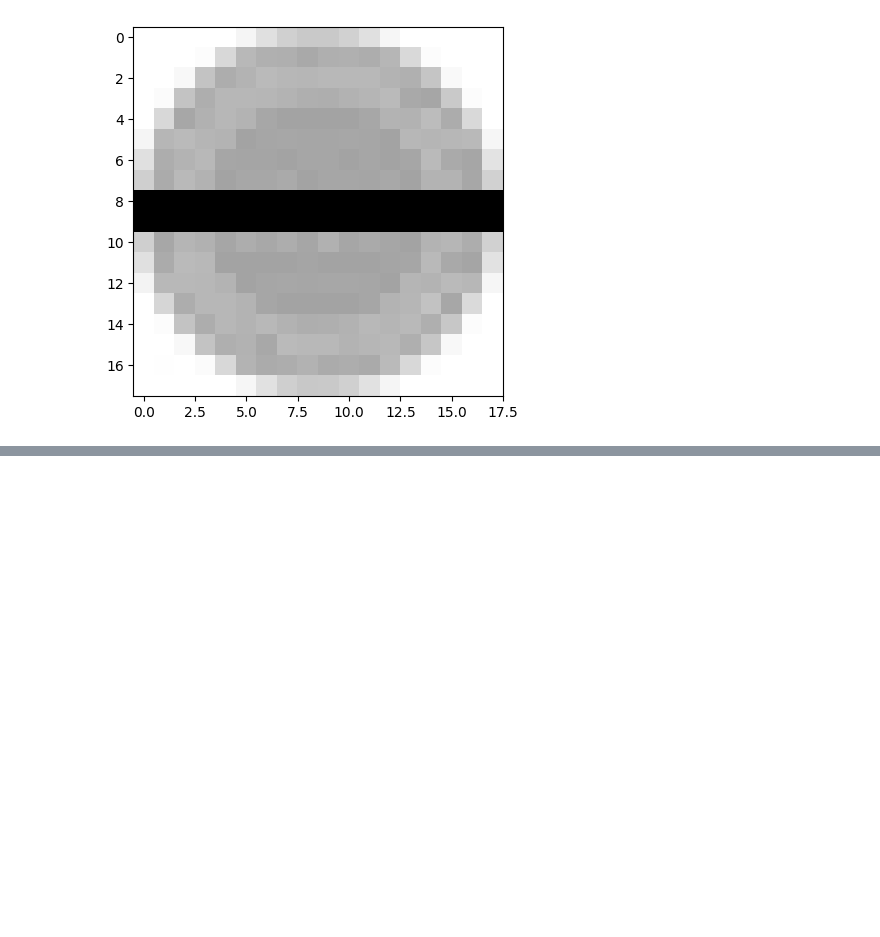
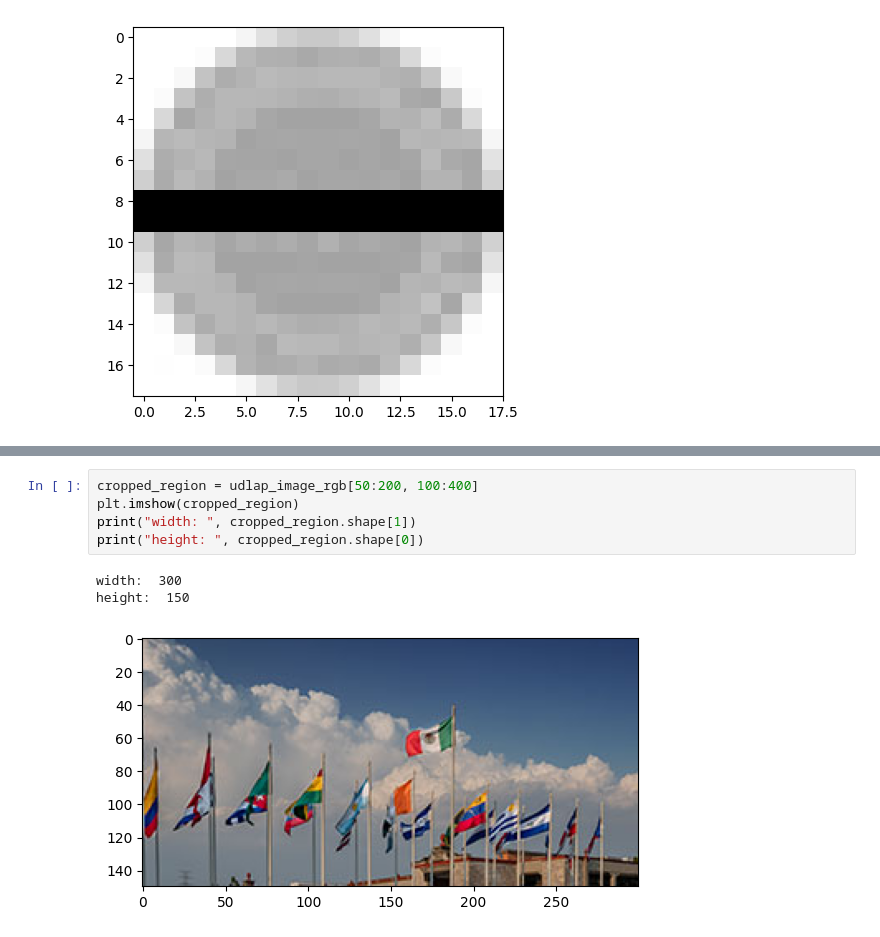
Before and after one commit to ZapatoProgramming/Vision-Artificial, a Jupyter notebook: BasicImageManipulation.ipynb, the cells around one changed output, grey strips where cells are left out. Drawn from its saved outputs; the diff is of its cells as text; blank space fills up the shorter version.

```diff
--- a/BasicImageManipulation.ipynb
+++ b/BasicImageManipulation.ipynb
@@ -97,0 +125,9 @@ print(cb_img_copy)
+# %%
+cropped_region = udlap_image_rgb[50:200, 100:400]
+plt.imshow(cropped_region)
+print("width: ", cropped_region.shape[1])
+print("height: ", cropped_region.shape[0])
+# %% [output]
+width:  300
+height:  150
+[figure, added]
```
Also changed, not shown: parts of 19 cells of this notebook, 3 other files.
